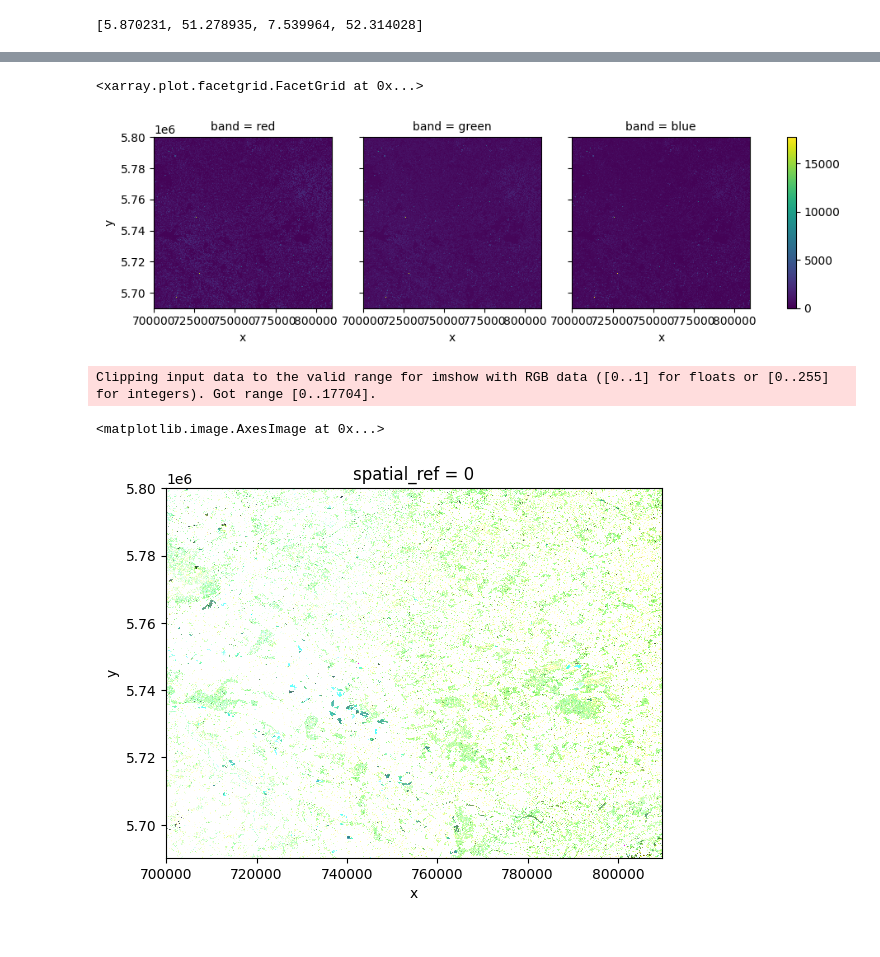
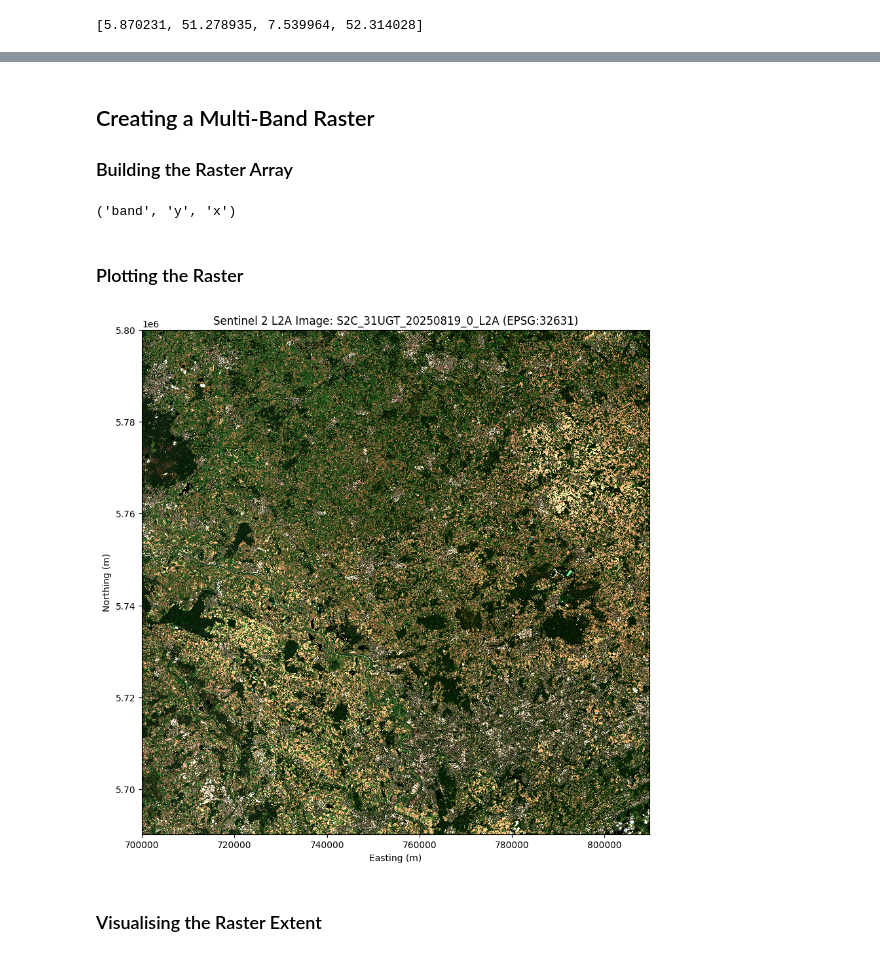
Before and after one commit to armaanFarooqui/dev-experiments, a Jupyter notebook: rasters/sentinel_single.ipynb, the cells around one changed output, grey strips where cells are left out. Saved outputs shown, nothing was run; the diff lists cells and outputs as text; code cells hidden in the pictures.

Commit message:
edited sentinel_single notebook

```diff
--- a/rasters/sentinel_single.ipynb
+++ b/rasters/sentinel_single.ipynb
@@ -69,11 +69,8 @@ enschede.head(1)
 |  | identificatie | naam | code | ligt_in_provincie_code | ligt_in_provincie_naam | geometry |
 | 82 | GM0153 | Enschede | 0153 | 23 | Overijssel | MULTIPOLYGON (((6.80561 52.16662,... |
 # %%
-enschede_geom = enschede['geometry'].iloc[0]
-enschede_geom_json = enschede_geom.__geo_interface__
-enschede_extent = shapely.geometry.shape(enschede_geom_json)
-
-enschede_extent
+enschede_geometry = enschede['geometry'].iloc[0]
+enschede_geometry
 # %% [output]
 <MULTIPOLYGON (((6.806 52.167, 6.806 52.167, 6.803 52.168, 6.803 52.168, 6.8...>
 # %% [markdown]
@@ -82,7 +79,7 @@ enschede_extent
 # %%
 results = client.search(
     collections=['sentinel-2-l2a'],
-    intersects=enschede_extent,
+    intersects=enschede_geometry,
     datetime='2025-06-01/2025-08-31',
     query=['eo:cloud_cover<5'],
 )
@@ -185,22 +173,28 @@ blue = rxr.open_rasterio(assets['blue'].href)
-# %%
-red = rxr.open_rasterio(assets['red'].href)
-green = rxr.open_rasterio(assets['green'].href)
-blue = rxr.open_rasterio(assets['blue'].href)
-
-# Concatenate along a new 'band' dimension
-rgb_xarray = xr.concat([red, green, blue], dim="band")
-
-# Give band names
-rgb_xarray = rgb_xarray.assign_coords(band=["red", "green", "blue"])
-
-# Visualise
-rgb_xarray.plot.imshow(x="x", y="y", col="band")  # or a custom RGB plot later
-# %% [output]
-<xarray.plot.facetgrid.FacetGrid at 0x...>
-[figure, removed]
-# %%
-rgb_xarray.plot.imshow()
-# %% [output]
-Clipping input data to the valid range for imshow with RGB data ([0..1] for floats or [0..255] for integers). Got range [0..17704].
-<matplotlib.image.AxesImage at 0x...>
-[figure, removed]
+# %% [markdown]
+## Creating a Multi-Band Raster
+### Building the Raster Array
+# %%
+red   = rxr.open_rasterio(assets['red'].href).squeeze("band", drop=True)
+green = rxr.open_rasterio(assets['green'].href).squeeze("band", drop=True)
+blue  = rxr.open_rasterio(assets['blue'].href).squeeze("band", drop=True)
+
+rgb = xr.concat([red, green, blue], dim="band")
+rgb = rgb.assign_coords(band=["red", "green", "blue"])
+rgb.dims
+# %% [output]
+('band', 'y', 'x')
+# %% [markdown]
+### Plotting the Raster
+# %%
+fig, ax = plt.subplots(figsize=(10,10))
+rgb.plot.imshow(ax=ax, robust=True)
+
+ax.set_title(f'Sentinel 2 L2A Image: {item.id} ({rgb.rio.crs})')
+ax.set_xlabel('Easting (m)')
+ax.set_ylabel('Northing (m)')
+
+plt.show()
+# %% [output]
+[figure, added]
+# %% [markdown]
+### Visualising the Raster Extent
```
Also changed, not shown: parts of 13 cells of this notebook, 3 other files.
